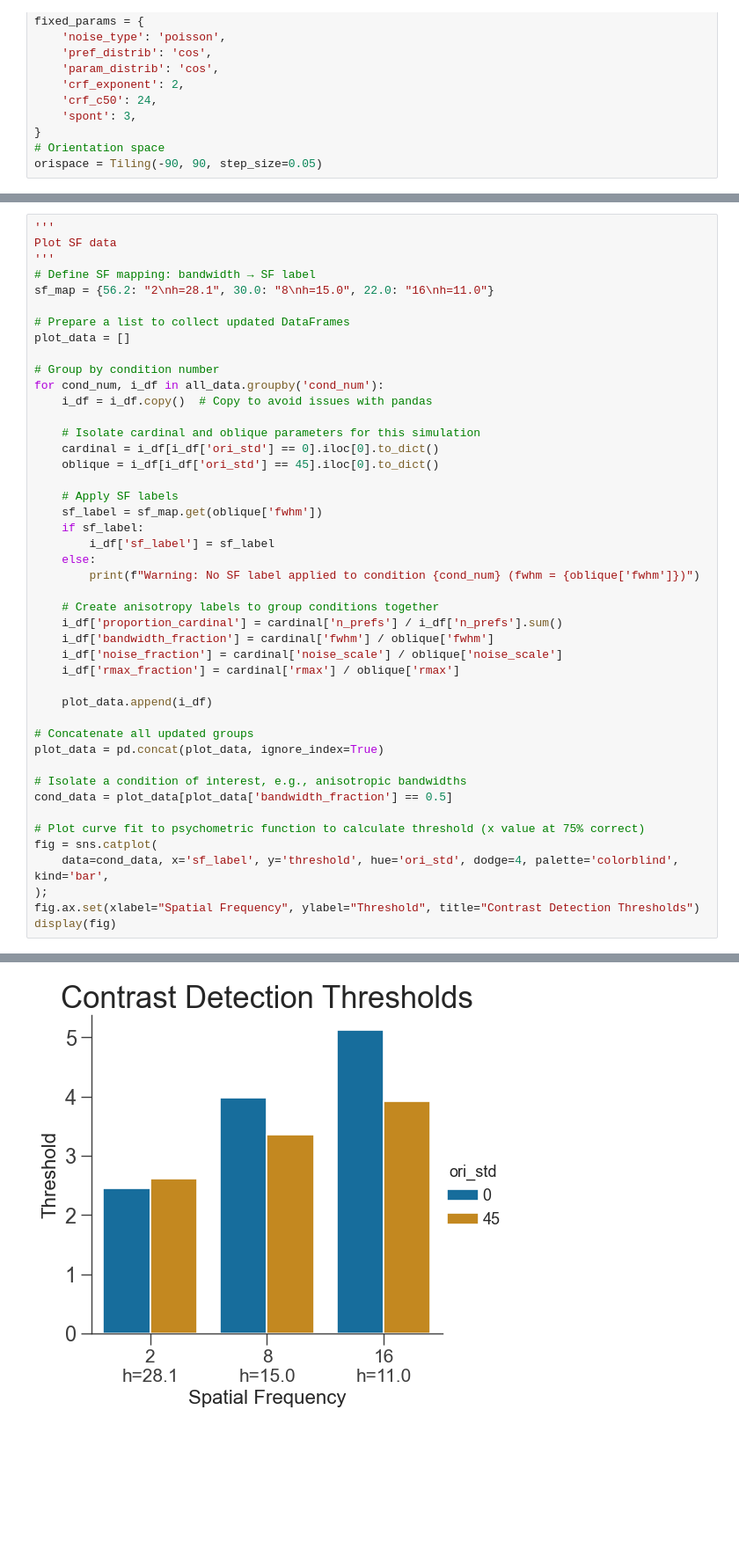
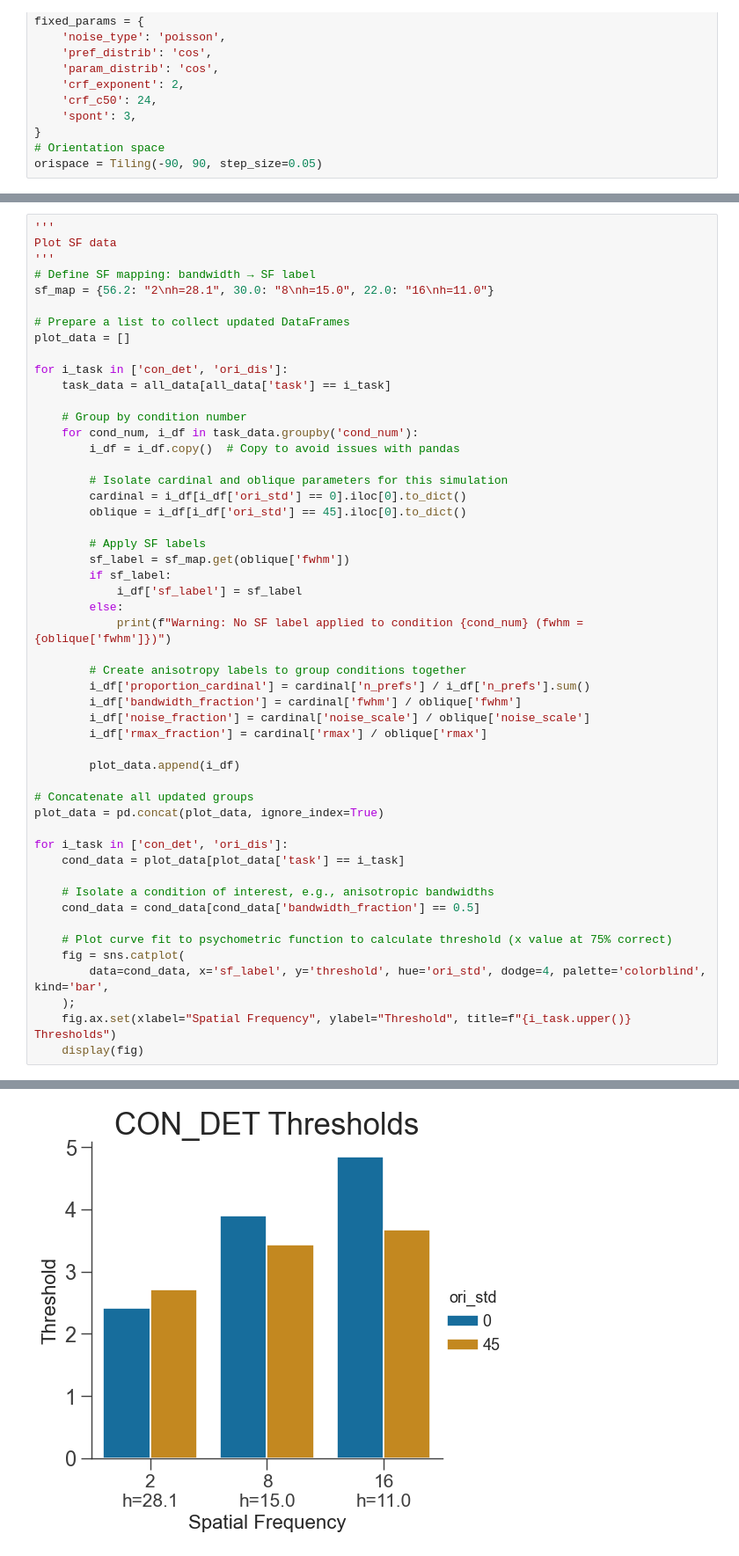
Before and after one commit to RichardJamesLeadbeater/TaskSpecificNeuralMechanismsShapeOrientationPerception, a Jupyter notebook: Modelling eLife/Modelling Flow.ipynb, the cells around one changed output, grey strips where cells are left out. Shown at 88% size. Saved outputs shown, nothing was run; the diff lists cells and outputs as text; blank space fills up the shorter version.

```diff
--- a/Modelling eLife/Modelling Flow.ipynb
+++ b/Modelling eLife/Modelling Flow.ipynb
@@ -362,40 +391,46 @@ sf_map = {56.2: "2\nh=28.1", 30.0: "8\nh=15.0", 22.0: "16\nh=11.0"}
 # Prepare a list to collect updated DataFrames
 plot_data = []
 
-# Group by condition number
-for cond_num, i_df in all_data.groupby('cond_num'):
-    i_df = i_df.copy()  # Copy to avoid issues with pandas
+for i_task in ['con_det', 'ori_dis']:
+    task_data = all_data[all_data['task'] == i_task]
 
-    # Isolate cardinal and oblique parameters for this simulation
-    cardinal = i_df[i_df['ori_std'] == 0].iloc[0].to_dict()
-    oblique = i_df[i_df['ori_std'] == 45].iloc[0].to_dict()
+    # Group by condition number
+    for cond_num, i_df in task_data.groupby('cond_num'):
+        i_df = i_df.copy()  # Copy to avoid issues with pandas
 
-    # Apply SF labels
-    sf_label = sf_map.get(oblique['fwhm'])
-    if sf_label:
-        i_df['sf_label'] = sf_label
-    else:
-        print(f"Warning: No SF label applied to condition {cond_num} (fwhm = {oblique['fwhm']})")
+        # Isolate cardinal and oblique parameters for this simulation
+        cardinal = i_df[i_df['ori_std'] == 0].iloc[0].to_dict()
+        oblique = i_df[i_df['ori_std'] == 45].iloc[0].to_dict()
 
-    # Create anisotropy labels to group conditions together
-    i_df['proportion_cardinal'] = cardinal['n_prefs'] / i_df['n_prefs'].sum()
-    i_df['bandwidth_fraction'] = cardinal['fwhm'] / oblique['fwhm']
-    i_df['noise_fraction'] = cardinal['noise_scale'] / oblique['noise_scale']
-    i_df['rmax_fraction'] = cardinal['rmax'] / oblique['rmax']
+        # Apply SF labels
+        sf_label = sf_map.get(oblique['fwhm'])
+        if sf_label:
+            i_df['sf_label'] = sf_label
+        else:
+            print(f"Warning: No SF label applied to condition {cond_num} (fwhm = {oblique['fwhm']})")
 
-    plot_data.append(i_df)
+        # Create anisotropy labels to group conditions together
+        i_df['proportion_cardinal'] = cardinal['n_prefs'] / i_df['n_prefs'].sum()
+        i_df['bandwidth_fraction'] = cardinal['fwhm'] / oblique['fwhm']
+        i_df['noise_fraction'] = cardinal['noise_scale'] / oblique['noise_scale']
+        i_df['rmax_fraction'] = cardinal['rmax'] / oblique['rmax']
+
+        plot_data.append(i_df)
 
 # Concatenate all updated groups
 plot_data = pd.concat(plot_data, ignore_index=True)
 
-# Isolate a condition of interest, e.g., anisotropic bandwidths
-cond_data = plot_data[plot_data['bandwidth_fraction'] == 0.5]
+for i_task in ['con_det', 'ori_dis']:
+    cond_data = plot_data[plot_data['task'] == i_task]
 
-# Plot curve fit to psychometric function to calculate threshold (x value at 75% correct)
-fig = sns.catplot(
-    data=cond_data, x='sf_label', y='threshold', hue='ori_std', dodge=4, palette='colorblind', kind='bar',
-);
-fig.ax.set(xlabel="Spatial Frequency", ylabel="Threshold", title="Contrast Detection Thresholds")
-display(fig)
+    # Isolate a condition of interest, e.g., anisotropic bandwidths
+    cond_data = cond_data[cond_data['bandwidth_fraction'] == 0.5]
+
+    # Plot curve fit to psychometric function to calculate threshold (x value at 75% correct)
+    fig = sns.catplot(
+        data=cond_data, x='sf_label', y='threshold', hue='ori_std', dodge=4, palette='colorblind', kind='bar',
+    );
+    fig.ax.set(xlabel="Spatial Frequency", ylabel="Threshold", title=f"{i_task.upper()} Thresholds")
+    display(fig)
 # %% [output]
 <seaborn.axisgrid.FacetGrid at 0x...>
@@ -402 +438 @@ display(fig)
-[figure, old version]
+[figure, new version]
```
Also changed, not shown: parts of 8 cells of this notebook.
